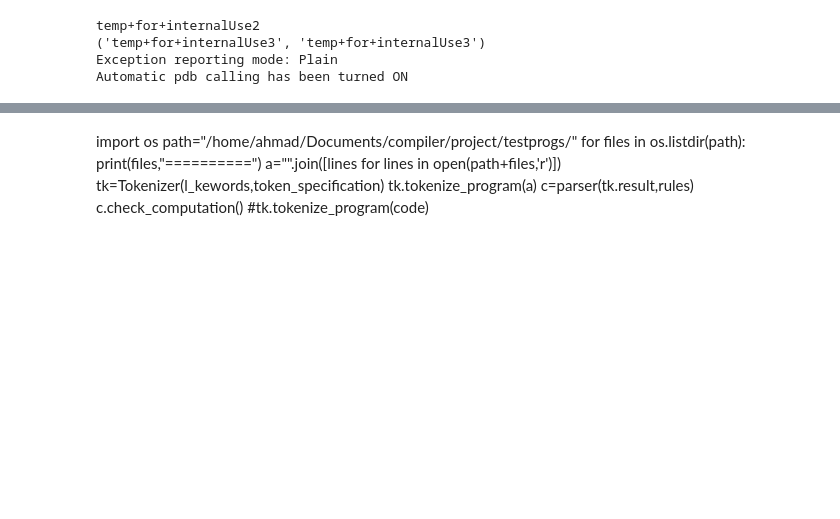
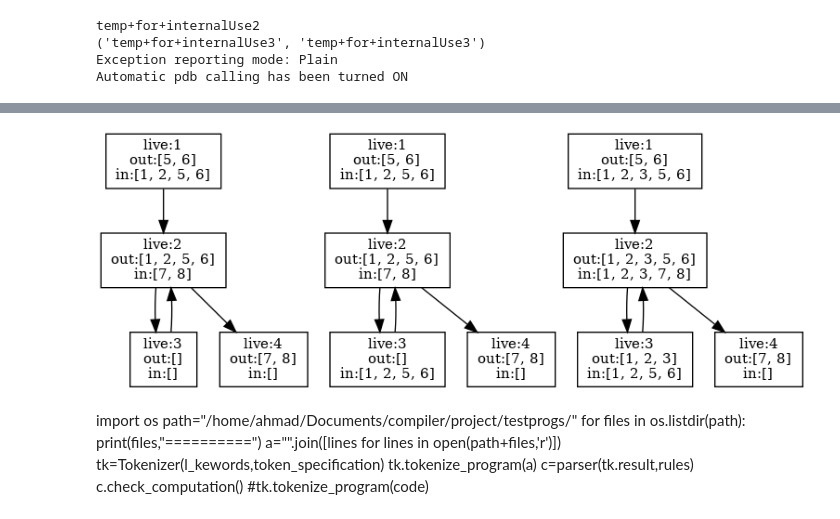
Before and after one commit to amatii/compiler, a Jupyter notebook: parser_SSA-refactor-newSSA.ipynb, the cells around one changed output, grey strips where cells are left out. Cells and saved outputs as stored; diff of their text form; code cells hidden in the pictures; blank space fills up the shorter version.

```diff
--- a/parser_SSA-refactor-newSSA.ipynb
+++ b/parser_SSA-refactor-newSSA.ipynb
@@ -434,3 +554,7 @@ Image(filename='graph.png')
+# %%
+Image(filename='graph_live.png')
+# %% [output]
+[figure, added]
 # %% [markdown]
 import os
 path="/home/ahmad/Documents/compiler/project/testprogs/"
```
Also changed, not shown: parts of 3 cells of this notebook, 4 other files.
